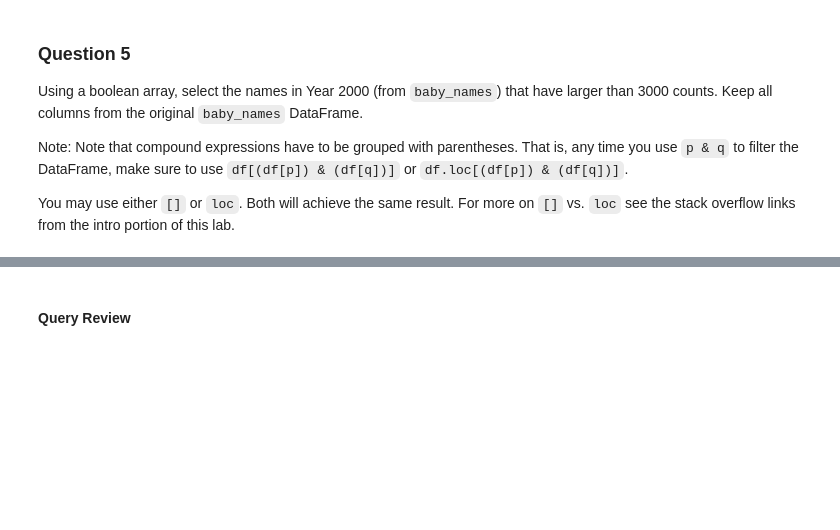
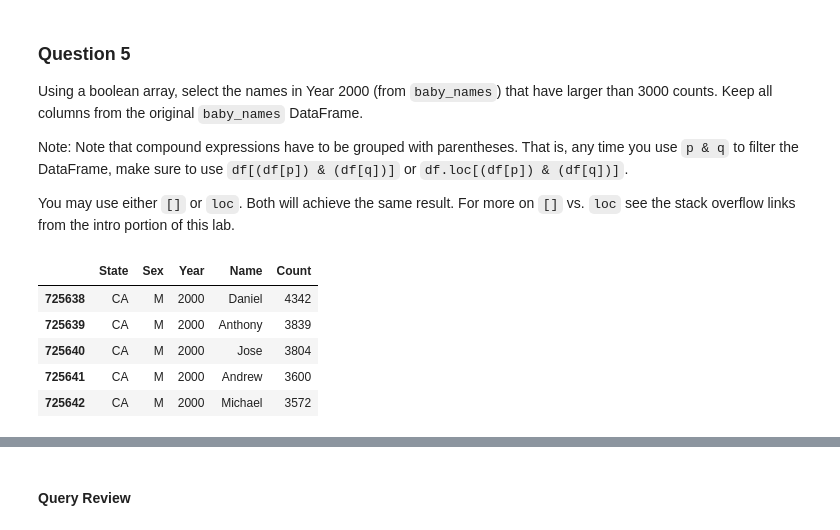
Before and after one commit to drummondjason/Data100, a Jupyter notebook: lab/lab02/lab02.ipynb, the cells around one changed output, grey strips where cells are left out. Drawn from its saved outputs; the diff is of its cells as text; code cells hidden in the pictures; blank space fills up the shorter version.

```diff
--- a/lab/lab02/lab02.ipynb
+++ b/lab/lab02/lab02.ipynb
@@ -548,7 +599,14 @@ BEGIN QUESTION
 name: q5
 -->
 # %%
-result = ...
+result = baby_names[(baby_names['Count'] > 3000) & (baby_names['Year']==2000)]
 result.head()
+# %% [output]
+|  | State | Sex | Year | Name | Count |
+| 725638 | CA | M | 2000 | Daniel | 4342 |
+| 725639 | CA | M | 2000 | Anthony | 3839 |
+| 725640 | CA | M | 2000 | Jose | 3804 |
+| 725641 | CA | M | 2000 | Andrew | 3600 |
+| 725642 | CA | M | 2000 | Michael | 3572 |
 # %%
 grader.check("q5")
```
Also changed, not shown: parts of 27 cells of this notebook, 1 other file.
